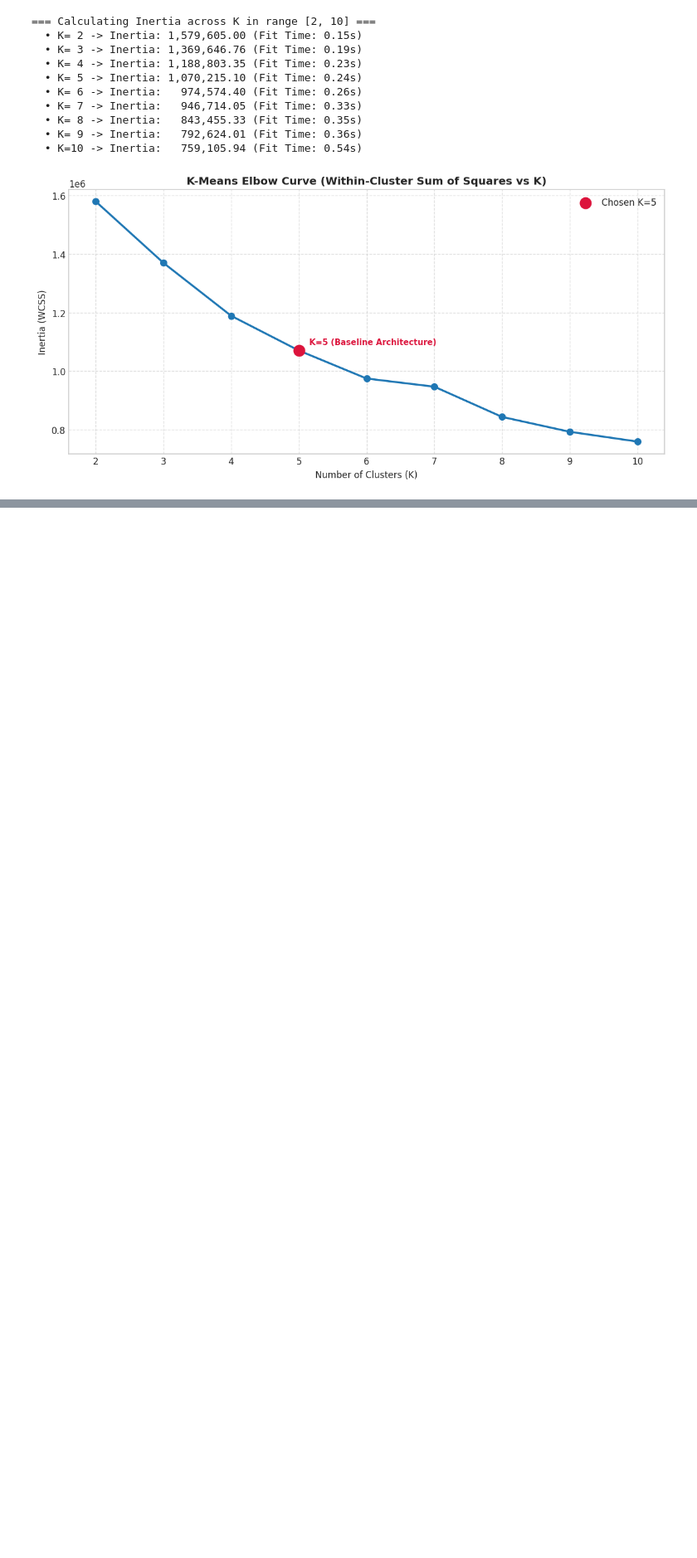
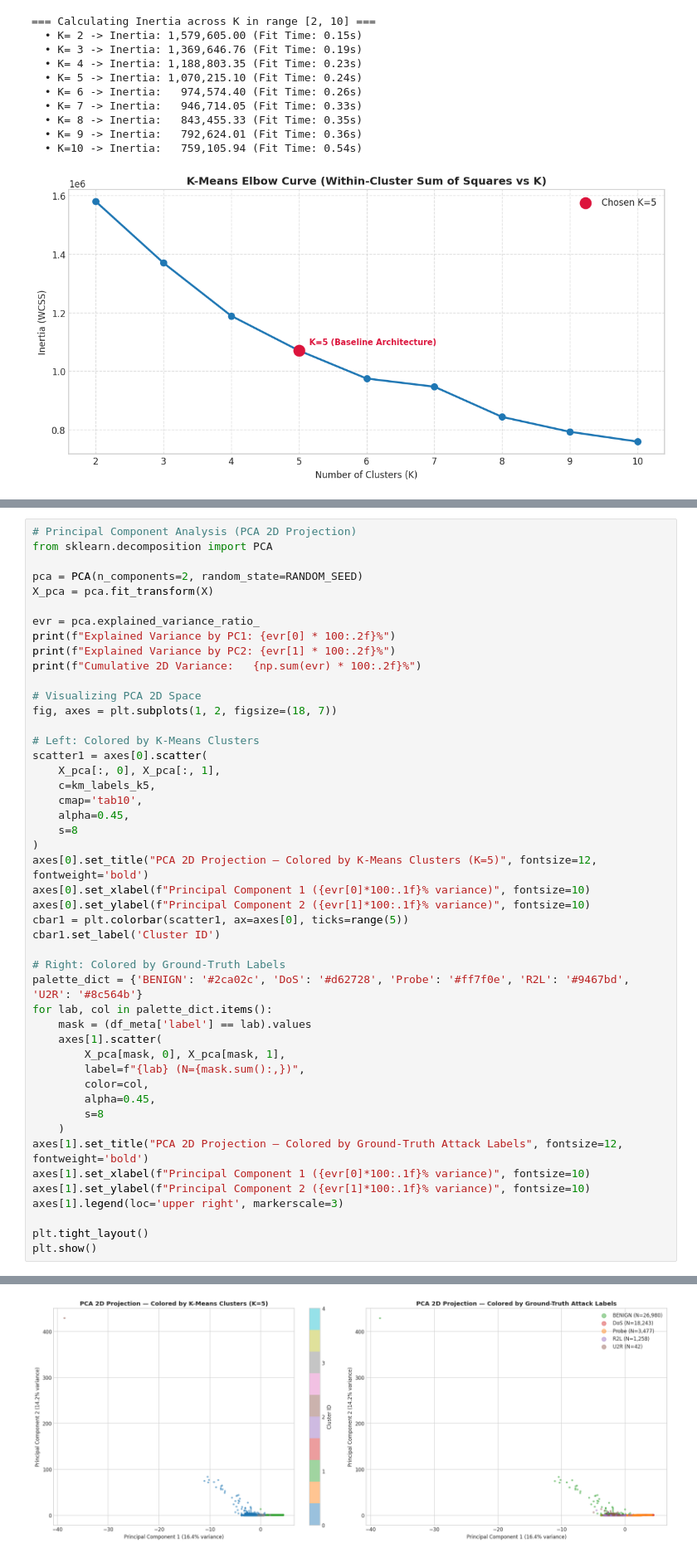
Before and after one commit to ajay9376/NetSentinel, a Jupyter notebook: notebooks/clustering.ipynb, the cells around one changed output, grey strips where cells are left out. Shown at 83% size. Cells and saved outputs as stored; diff of their text form; blank space fills up the shorter version.

```diff
--- a/notebooks/clustering.ipynb
+++ b/notebooks/clustering.ipynb
@@ -530,0 +642,48 @@ plt.show()
+# %%
+# Principal Component Analysis (PCA 2D Projection)
+from sklearn.decomposition import PCA
+
+pca = PCA(n_components=2, random_state=RANDOM_SEED)
+X_pca = pca.fit_transform(X)
+
+evr = pca.explained_variance_ratio_
+print(f"Explained Variance by PC1: {evr[0] * 100:.2f}%")
+print(f"Explained Variance by PC2: {evr[1] * 100:.2f}%")
+print(f"Cumulative 2D Variance:   {np.sum(evr) * 100:.2f}%")
+
+# Visualizing PCA 2D Space
+fig, axes = plt.subplots(1, 2, figsize=(18, 7))
+
+# Left: Colored by K-Means Clusters
+scatter1 = axes[0].scatter(
+    X_pca[:, 0], X_pca[:, 1],
+    c=km_labels_k5,
+    cmap='tab10',
+    alpha=0.45,
+    s=8
+)
+axes[0].set_title("PCA 2D Projection — Colored by K-Means Clusters (K=5)", fontsize=12, fontweight='bold')
+axes[0].set_xlabel(f"Principal Component 1 ({evr[0]*100:.1f}% variance)", fontsize=10)
+axes[0].set_ylabel(f"Principal Component 2 ({evr[1]*100:.1f}% variance)", fontsize=10)
+cbar1 = plt.colorbar(scatter1, ax=axes[0], ticks=range(5))
+cbar1.set_label('Cluster ID')
+
+# Right: Colored by Ground-Truth Labels
+palette_dict = {'BENIGN': '#2ca02c', 'DoS': '#d62728', 'Probe': '#ff7f0e', 'R2L': '#9467bd', 'U2R': '#8c564b'}
+for lab, col in palette_dict.items():
+    mask = (df_meta['label'] == lab).values
+    axes[1].scatter(
+        X_pca[mask, 0], X_pca[mask, 1],
+        label=f"{lab} (N={mask.sum():,})",
+        color=col,
+        alpha=0.45,
+        s=8
+    )
+axes[1].set_title("PCA 2D Projection — Colored by Ground-Truth Attack Labels", fontsize=12, fontweight='bold')
+axes[1].set_xlabel(f"Principal Component 1 ({evr[0]*100:.1f}% variance)", fontsize=10)
+axes[1].set_ylabel(f"Principal Component 2 ({evr[1]*100:.1f}% variance)", fontsize=10)
+axes[1].legend(loc='upper right', markerscale=3)
+
+plt.tight_layout()
+plt.show()
+# %% [output]
@@ -530,0 +693 @@ plt.show()
+[figure, added]
```
Also changed, not shown: parts of 7 cells of this notebook.
